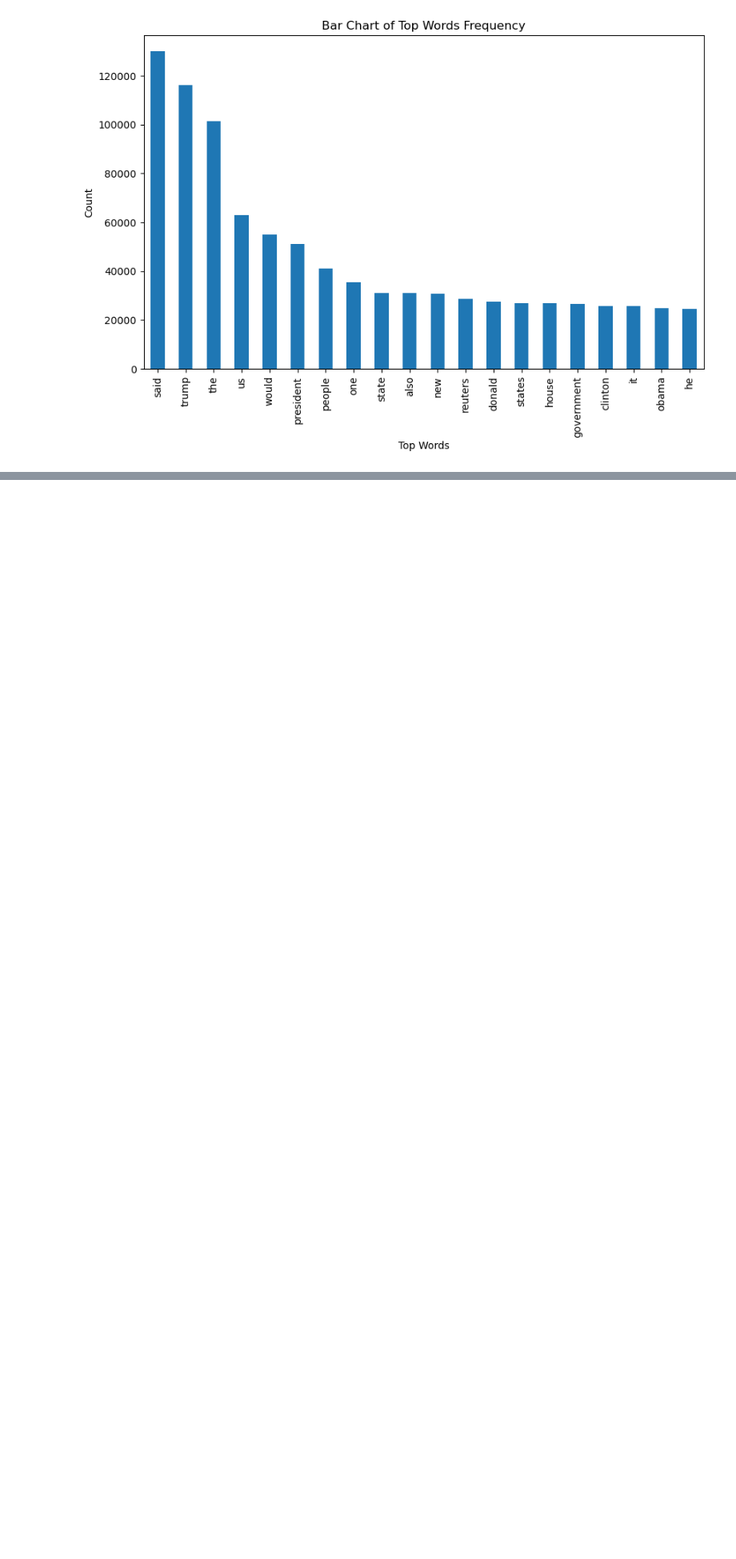
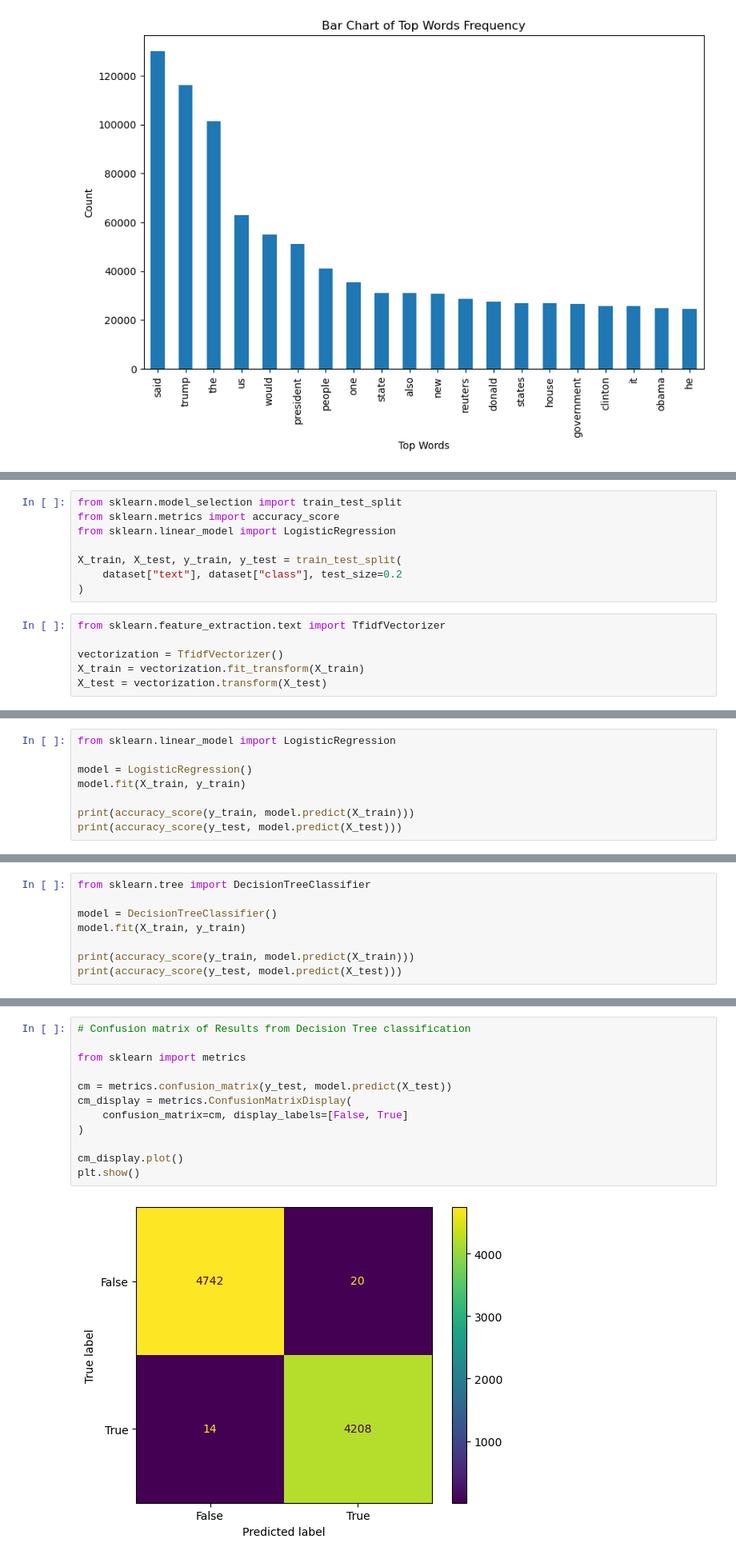
Before and after one commit to hossein-rahmati/Fake_news_prediction, a Jupyter notebook: Project/Fake_News_Detection.ipynb, the cells around one changed output, grey strips where cells are left out. Shown at 80% size. Saved outputs shown, nothing was run; the diff lists cells and outputs as text; blank space fills up the shorter version.

Commit message:
Complete Model & Predict test data

```diff
--- a/Project/Fake_News_Detection.ipynb
+++ b/Project/Fake_News_Detection.ipynb
@@ -156,0 +159,14 @@ df1.groupby("Review").sum()["count"].sort_values(ascending=False).plot(
+# %%
+from sklearn.model_selection import train_test_split
+from sklearn.metrics import accuracy_score
+from sklearn.linear_model import LogisticRegression
+
+X_train, X_test, y_train, y_test = train_test_split(
+    dataset["text"], dataset["class"], test_size=0.2
+)
+# %%
+from sklearn.feature_extraction.text import TfidfVectorizer
+
+vectorization = TfidfVectorizer()
+X_train = vectorization.fit_transform(X_train)
+X_test = vectorization.transform(X_test)
@@ -156,0 +175,8 @@ df1.groupby("Review").sum()["count"].sort_values(ascending=False).plot(
+# %%
+from sklearn.linear_model import LogisticRegression
+
+model = LogisticRegression()
+model.fit(X_train, y_train)
+
+print(accuracy_score(y_train, model.predict(X_train)))
+print(accuracy_score(y_test, model.predict(X_test)))
@@ -156,0 +186,8 @@ df1.groupby("Review").sum()["count"].sort_values(ascending=False).plot(
+# %%
+from sklearn.tree import DecisionTreeClassifier
+
+model = DecisionTreeClassifier()
+model.fit(X_train, y_train)
+
+print(accuracy_score(y_train, model.predict(X_train)))
+print(accuracy_score(y_test, model.predict(X_test)))
@@ -156,0 +197,14 @@ df1.groupby("Review").sum()["count"].sort_values(ascending=False).plot(
+# %%
+# Confusion matrix of Results from Decision Tree classification
+
+from sklearn import metrics
+
+cm = metrics.confusion_matrix(y_test, model.predict(X_test))
+cm_display = metrics.ConfusionMatrixDisplay(
+    confusion_matrix=cm, display_labels=[False, True]
+)
+
+cm_display.plot()
+plt.show()
+# %% [output]
+[figure, added]
```
Also changed, not shown: parts of 4 cells of this notebook.
